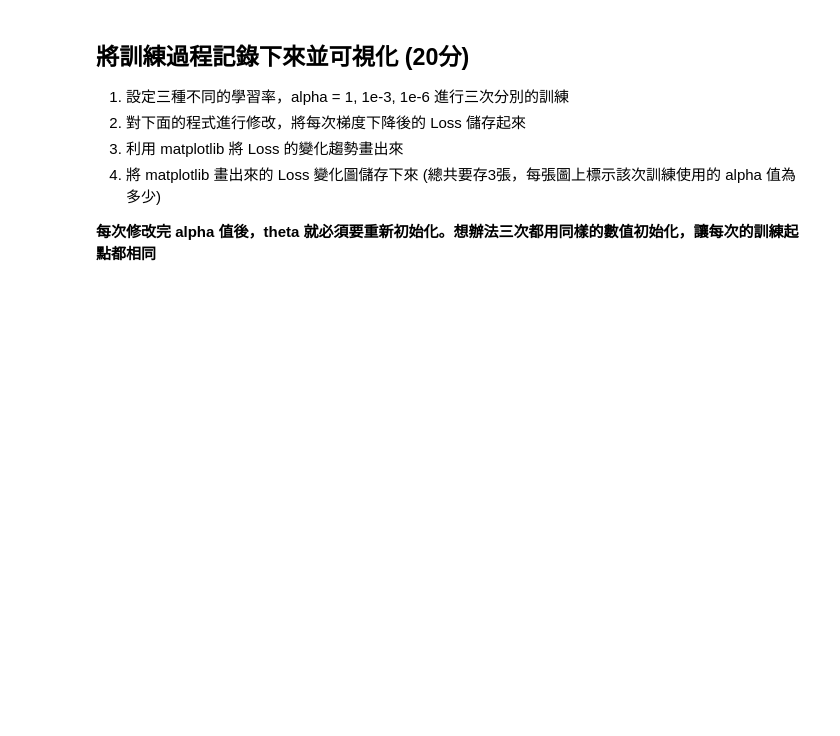
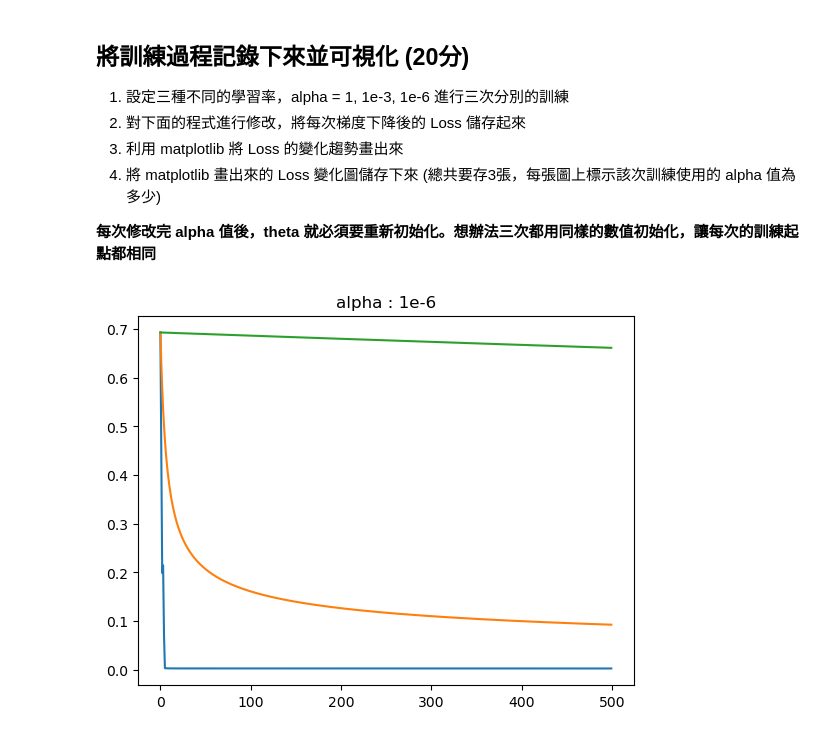
Before and after one commit to jerrykai16/python-Regression, a Jupyter notebook: 2.LogisticRegression.ipynb, the cells around one changed output. Drawn from its saved outputs; the diff is of its cells as text; code cells hidden in the pictures; blank space fills up the shorter version.

```diff
--- a/2.LogisticRegression.ipynb
+++ b/2.LogisticRegression.ipynb
@@ -151,7 +154,7 @@ theta 內的數值可以為隨機變數生成或常數<br>
 
 **Hint: 可以使用np.array()來用常數初始化，或是np.random.normal(), np.random.uniform()這兩個函數來隨機初始化**
 # %%
-theta = None # 🚧初始化 theta
+theta = np.zeros([3,1])
 
 # 使用初始化的 theta 進行預測
 p = logistic_model(x_train, theta)
@@ -171,5 +176,5 @@ alpha = 1e-3
 for i in range(500):
     p = logistic_model(x_train, theta)
     grad = get_gradient(x_train, p, y_train)
-    theta = theta # 🚧 修改此行使得 theta 藉由梯度下降法改變數值
+    theta = theta - alpha*grad# 🚧 修改此行使得 theta 藉由梯度下降法改變數值
     print(f'[{i}] Loss:{get_loss(p, y_train)}')
@@ -219,17 +253,59 @@ print(f'Accuracy: {accuracy_test}')
 4. 將 matplotlib 畫出來的 Loss 變化圖儲存下來 (總共要存3張，每張圖上標示該次訓練使用的 alpha 值為多少)
 
 **每次修改完 alpha 值後，theta 就必須要重新初始化。想辦法三次都用同樣的數值初始化，讓每次的訓練起點都相同**
-# %%
-theta = None # 🚧 初始化 theta
-
-# alpha 是學習率，可以調整它來改變學習速度
-alpha = 1e-3
-
-for i in range(500):
-    p = logistic_model(x_train, theta)
-    grad = get_gradient(x_train, p, y_train)
-    theta = theta # 🚧 梯度下降法，你之前完成過了!複製貼上就好!
-    print(f'[{i}] Loss:{get_loss(p, y_train)}')
-
-
-# 🚧 畫出 Loss 的變化趨勢
+# %%
+theta = np.zeros([3,1]) # 🚧 初始化 theta
+
+# alpha 1
+alpha = 1
+losses = []
+
+for i in range(500):
+    p = logistic_model(x_train, theta)
+    grad = get_gradient(x_train, p, y_train)
+    theta = theta - alpha*grad
+    loss = get_loss(p,y_train)
+    losses.append(loss)
+# 🚧 畫出 Loss 的變化趨勢
+plt.title('alpha : 1')
+plt.plot(losses)
+plt.show
+plt.savefig('loss_alpha_1e.png')
+
+theta = np.zeros([3,1]) # 🚧 初始化 theta
+
+# alpha 1e-3
+alpha = 1e-3
+losses = []
+
+for i in range(500):
+    p = logistic_model(x_train, theta)
+    grad = get_gradient(x_train, p, y_train)
+    theta = theta - alpha*grad
+    loss = get_loss(p,y_train)
+    losses.append(loss)
+# 🚧 畫出 Loss 的變化趨勢
+plt.title('alpha : 1e-3')
+plt.plot(losses)
+plt.show
+plt.savefig('loss_alpha_1e-3.png')
+
+theta = np.zeros([3,1]) # 🚧 初始化 theta
+
+# alpha 1e-6
+alpha = 1e-6
+losses = []
+
+for i in range(500):
+    p = logistic_model(x_train, theta)
+    grad = get_gradient(x_train, p, y_train)
+    theta = theta - alpha*grad
+    loss = get_loss(p,y_train)
+    losses.append(loss)
+# 🚧 畫出 Loss 的變化趨勢
+plt.title('alpha : 1e-6')
+plt.plot(losses)
+plt.show
+plt.savefig('loss_alpha_1e-6.png')
+# %% [output]
+[figure, added]
```
Also changed, not shown: parts of 9 cells of this notebook, 3 other files.
